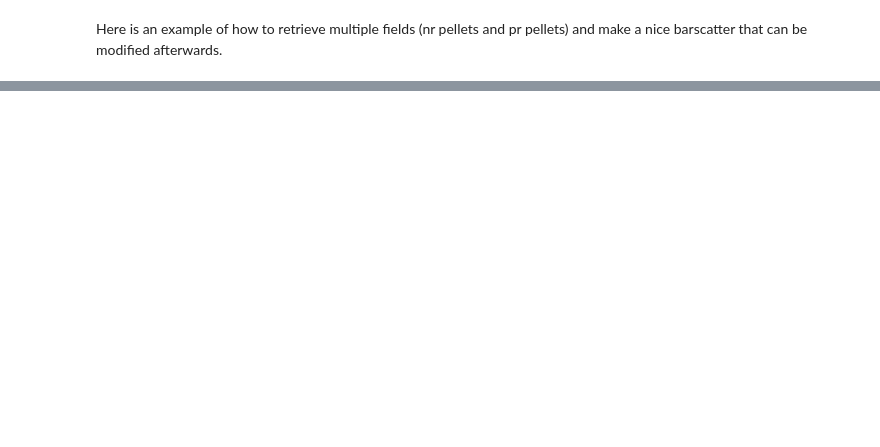
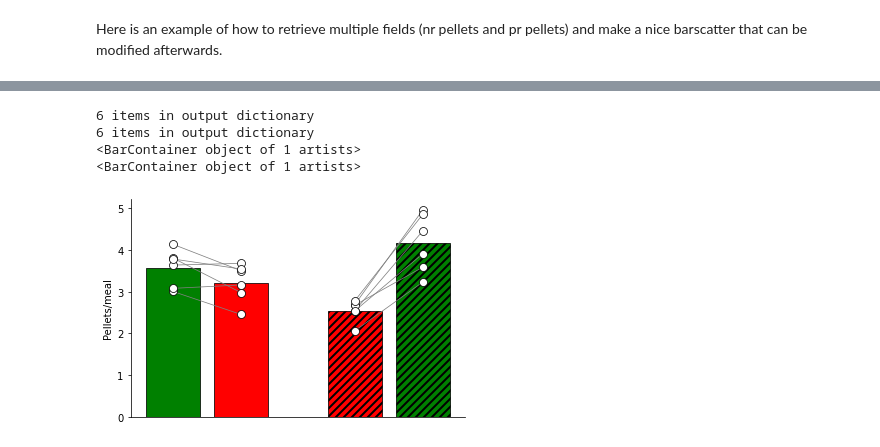
Before and after one commit to Htbibalan/FEDProtein, a Jupyter notebook: notebooks/FED figures.ipynb, the cells around one changed output, grey strips where cells are left out. Saved outputs shown, nothing was run; the diff lists cells and outputs as text; code cells hidden in the pictures; blank space fills up the shorter version.

```diff
--- a/notebooks/FED figures.ipynb
+++ b/notebooks/FED figures.ipynb
@@ -136,0 +137,23 @@ for i in [barlist[2], barlist[3]]:
+# %%
+nrpr_avg = get_data_fields(mice, ["mealsize_nr", "mealsize_pr"], nrpr_male_selector)
+prnr_avg = get_data_fields(mice, ["mealsize_pr", "mealsize_nr"], prnr_male_selector)
+
+
+f, ax = plt.subplots()
+_, _, barlist, _ = tp.barscatter([nrpr_avg, prnr_avg], ax=ax, paired=True,
+barfacecolor_option="individual", barfacecolor=["green", "red", "red", "green"])
+ax.set_ylabel("Pellets/meal")
+plt.rcParams["hatch.linewidth"] = 2
+# this code puts hatching on bars 3 and 4
+for i in [barlist[2], barlist[3]]:
+    print(i)
+    bar = i.get_children()
+    bar[0].set_hatch("///")
+
+# f.savefig(figsfolder + "pellets_eaten.pdf")
+# %% [output]
+6 items in output dictionary
+6 items in output dictionary
+<BarContainer object of 1 artists>
+<BarContainer object of 1 artists>
+[figure, added]
```
Also changed, not shown: parts of 2 cells of this notebook, 1 other file.
